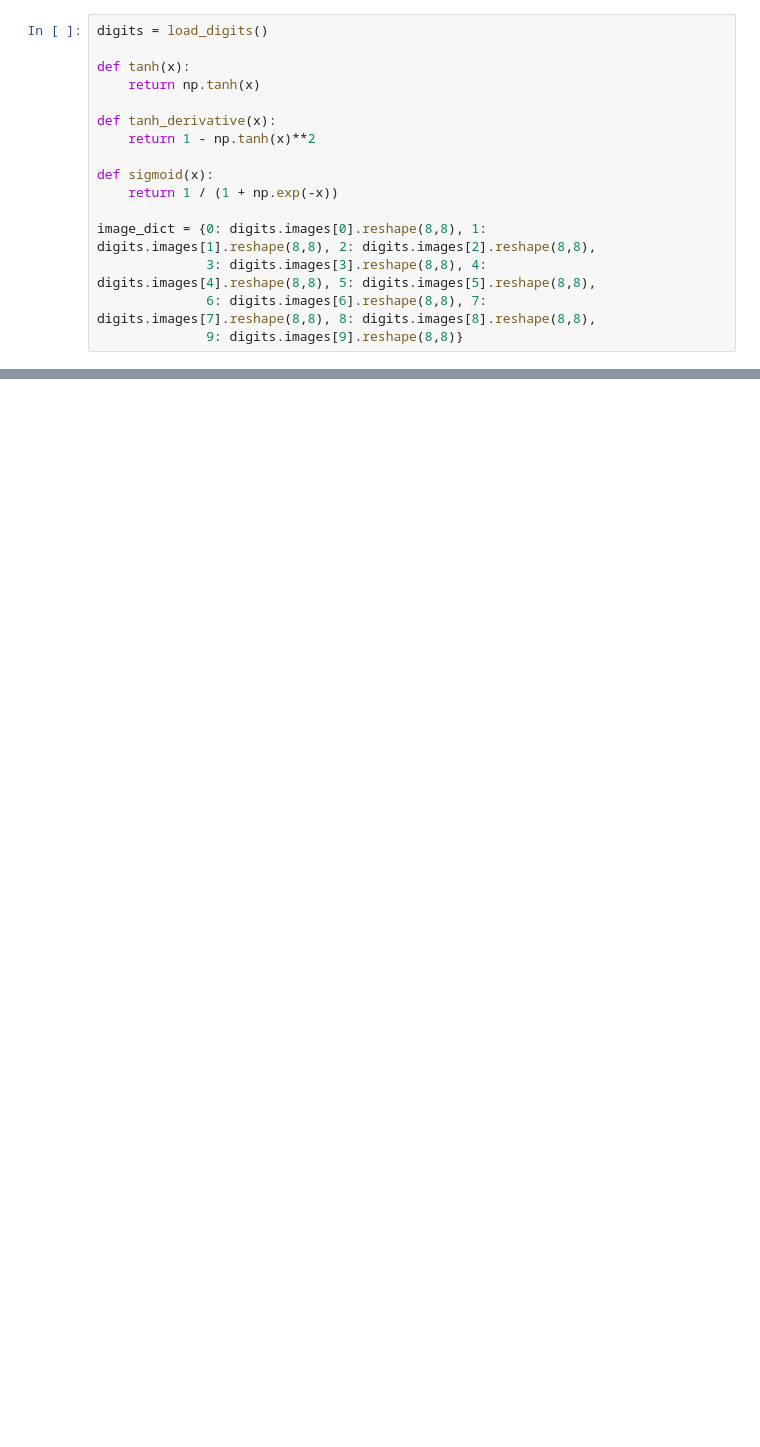
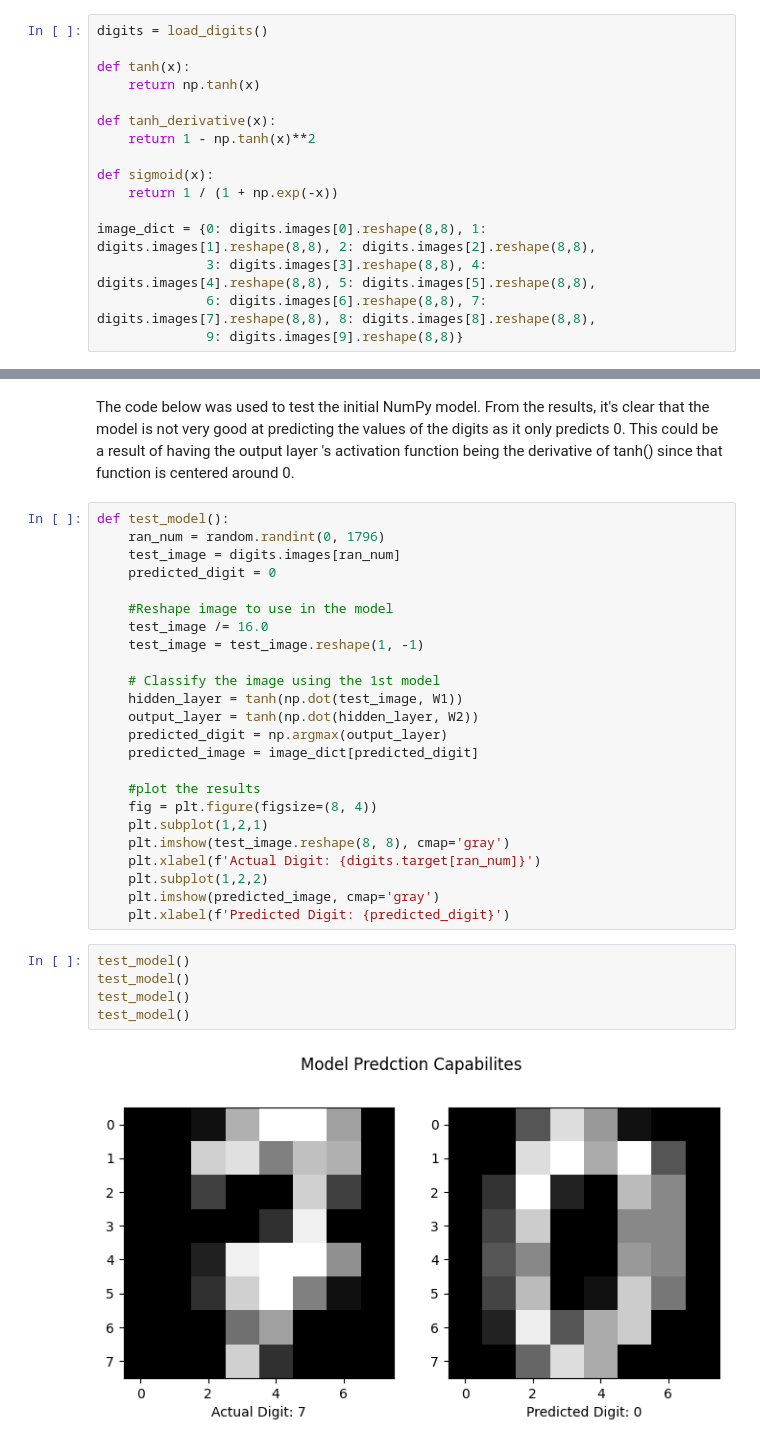
Before and after one commit to vdebnath/202_Honors_Option, a Jupyter notebook: Main.ipynb, the cells around one changed output, grey strips where cells are left out. Drawn from its saved outputs; the diff is of its cells as text; blank space fills up the shorter version.

```diff
--- a/Main.ipynb
+++ b/Main.ipynb
@@ -174,0 +96,34 @@ Text(0.5, 0.98, 'Model Predction Capabilites')
+# %% [markdown]
+The code below was used to test the initial NumPy model. From the results, it's clear that the model is not very good at predicting the values of the digits as it only predicts 0. This could be a result of having the output layer
+'s activation function being the derivative of tanh() since that function is centered around 0.
+# %%
+def test_model():
+    ran_num = random.randint(0, 1796)
+    test_image = digits.images[ran_num]
+    predicted_digit = 0
+
+    #Reshape image to use in the model
+    test_image /= 16.0
+    test_image = test_image.reshape(1, -1)
+
+    # Classify the image using the 1st model
+    hidden_layer = tanh(np.dot(test_image, W1))
+    output_layer = tanh(np.dot(hidden_layer, W2))
+    predicted_digit = np.argmax(output_layer)
+    predicted_image = image_dict[predicted_digit]
+
+    #plot the results
+    fig = plt.figure(figsize=(8, 4))
+    plt.subplot(1,2,1)
+    plt.imshow(test_image.reshape(8, 8), cmap='gray')
+    plt.xlabel(f'Actual Digit: {digits.target[ran_num]}')
+    plt.subplot(1,2,2)
+    plt.imshow(predicted_image, cmap='gray')
+    plt.xlabel(f'Predicted Digit: {predicted_digit}')
+# %%
+test_model()
+test_model()
+test_model()
+test_model()
+# %% [output]
+[figure, added]
```
Also changed, not shown: parts of 14 cells of this notebook.
